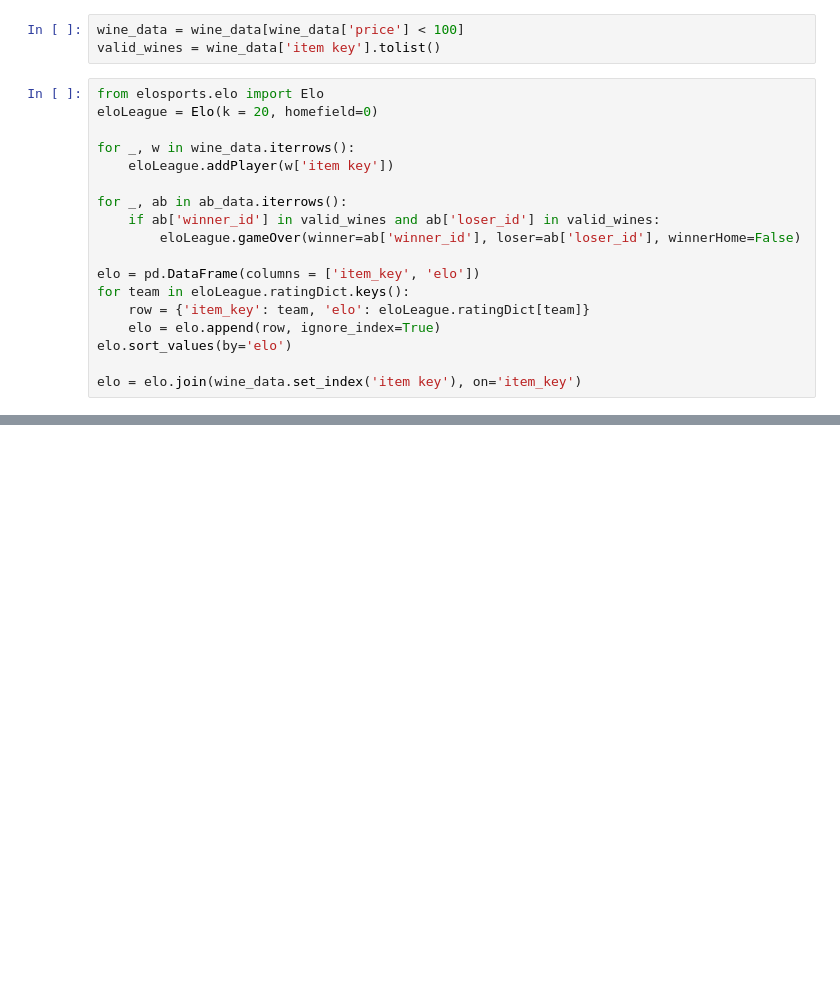
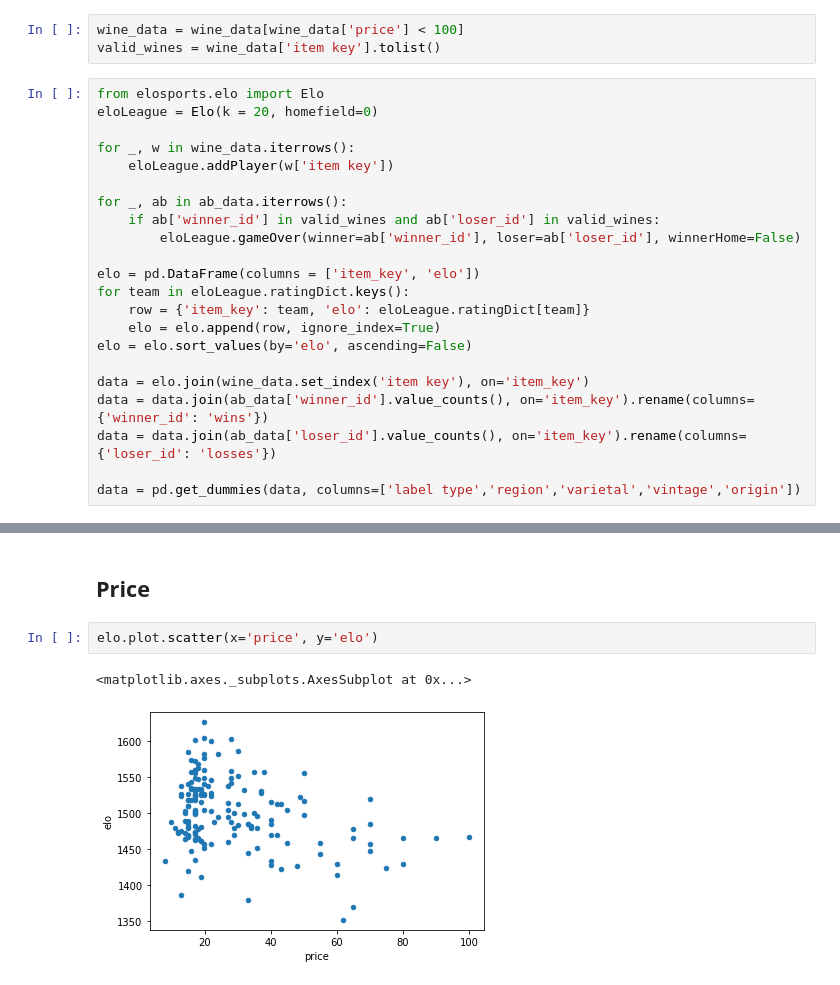
Before and after one commit to tjsavage/wine-survey, a Jupyter notebook: analysis.ipynb, the cells around one changed output, grey strips where cells are left out. Cells and saved outputs as stored; diff of their text form; blank space fills up the shorter version.

Commit message:
added origin to editable

```diff
--- a/analysis.ipynb
+++ b/analysis.ipynb
@@ -36,6 +36,10 @@ elo = pd.DataFrame(columns = ['item_key', 'elo'])
 for team in eloLeague.ratingDict.keys():
     row = {'item_key': team, 'elo': eloLeague.ratingDict[team]}
     elo = elo.append(row, ignore_index=True)
-elo.sort_values(by='elo')
+elo = elo.sort_values(by='elo', ascending=False)
 
-elo = elo.join(wine_data.set_index('item key'), on='item_key')
+data = elo.join(wine_data.set_index('item key'), on='item_key')
+data = data.join(ab_data['winner_id'].value_counts(), on='item_key').rename(columns={'winner_id': 'wins'})
+data = data.join(ab_data['loser_id'].value_counts(), on='item_key').rename(columns={'loser_id': 'losses'})
+
+data = pd.get_dummies(data, columns=['label type','region','varietal','vintage','origin'])
@@ -48,0 +62,7 @@ lr.coef_
+# %% [markdown]
+## Price
+# %%
+elo.plot.scatter(x='price', y='elo')
+# %% [output]
+<matplotlib.axes._subplots.AxesSubplot at 0x...>
+[figure, added]
```
Also changed, not shown: parts of 8 cells of this notebook, 3 other files.
